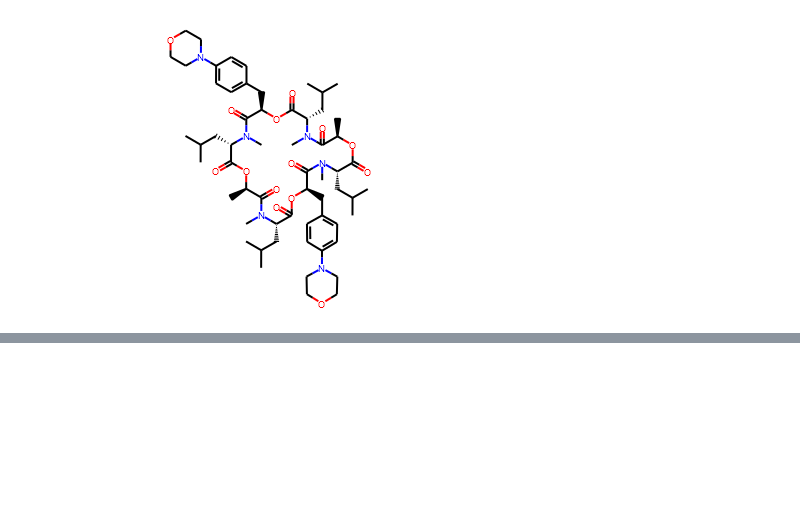
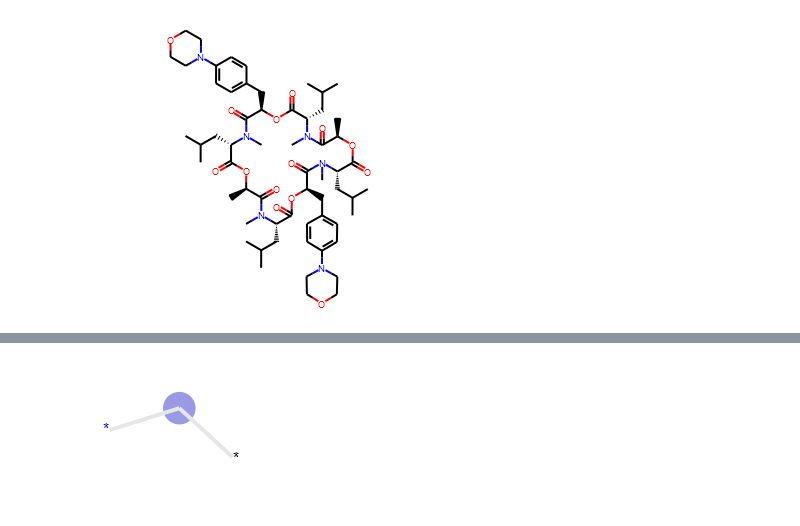
Before and after one commit to rdkit/UGM_2018, a Jupyter notebook: Notebooks/Landrum_Whats_New.ipynb, the cells around one changed output, grey strips where cells are left out. Saved outputs shown, nothing was run; the diff lists cells and outputs as text; code cells hidden in the pictures; blank space fills up the shorter version.

```diff
--- a/Notebooks/Landrum_Whats_New.ipynb
+++ b/Notebooks/Landrum_Whats_New.ipynb
@@ -40,0 +216,4 @@ emodepside
+# %%
+Draw.DrawMorganBit(epinephrine,80,bi)
+# %% [output]
+[figure, added]
```
Also changed, not shown: parts of 40 cells of this notebook.
